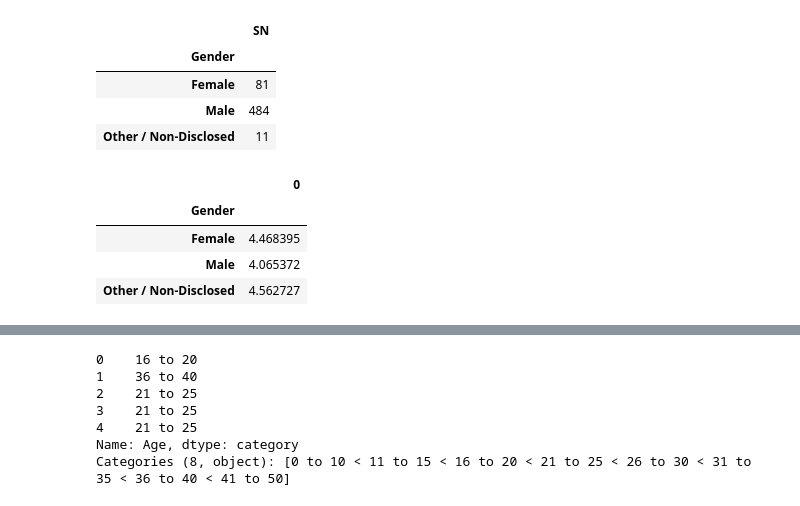
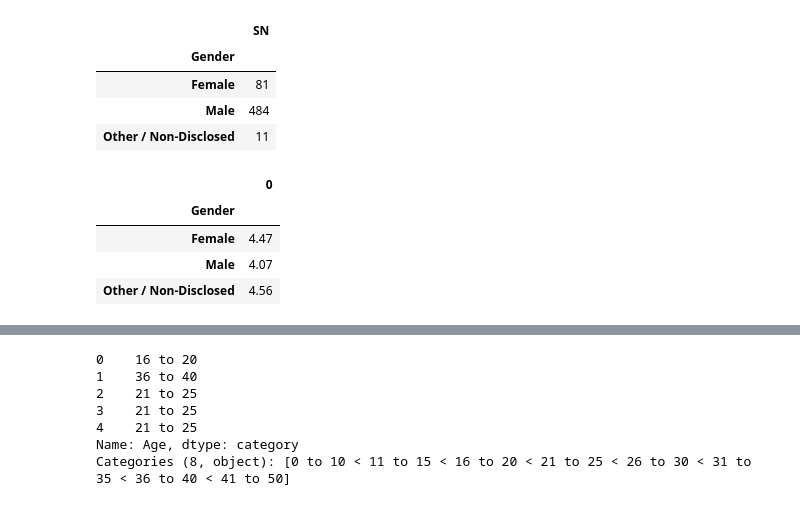
Before and after one commit to tonitiri/Pandas-Challenge, a Jupyter notebook: Heroes_Of_Pymoli.ipynb, the cells around one changed output, grey strips where cells are left out. Saved outputs shown, nothing was run; the diff lists cells and outputs as text; code cells hidden in the pictures.

```diff
--- a/Heroes_Of_Pymoli.ipynb
+++ b/Heroes_Of_Pymoli.ipynb
@@ -142,12 +155,12 @@ UPG
 | Other / Non-Disclosed | 11 |
 # %%
 #Average Purchase Total per Person by Gender
-APG = Total_purchase_value.values / UPG.values
-APG = pd.DataFrame(APG, index=Total_purchase_value.index)
-APG
+APG1 = Total_purchase_value.values / UPG.values
+APG1 = pd.DataFrame(APG1, index=Total_purchase_value.index).round(2)
+APG1
 # %% [output]
 |  | 0 |
 | Gender |  |
-| Female | 4.468395 |
-| Male | 4.065372 |
-| Other / Non-Disclosed | 4.562727 |
+| Female | 4.47 |
+| Male | 4.07 |
+| Other / Non-Disclosed | 4.56 |
```
Also changed, not shown: parts of 18 cells of this notebook.
